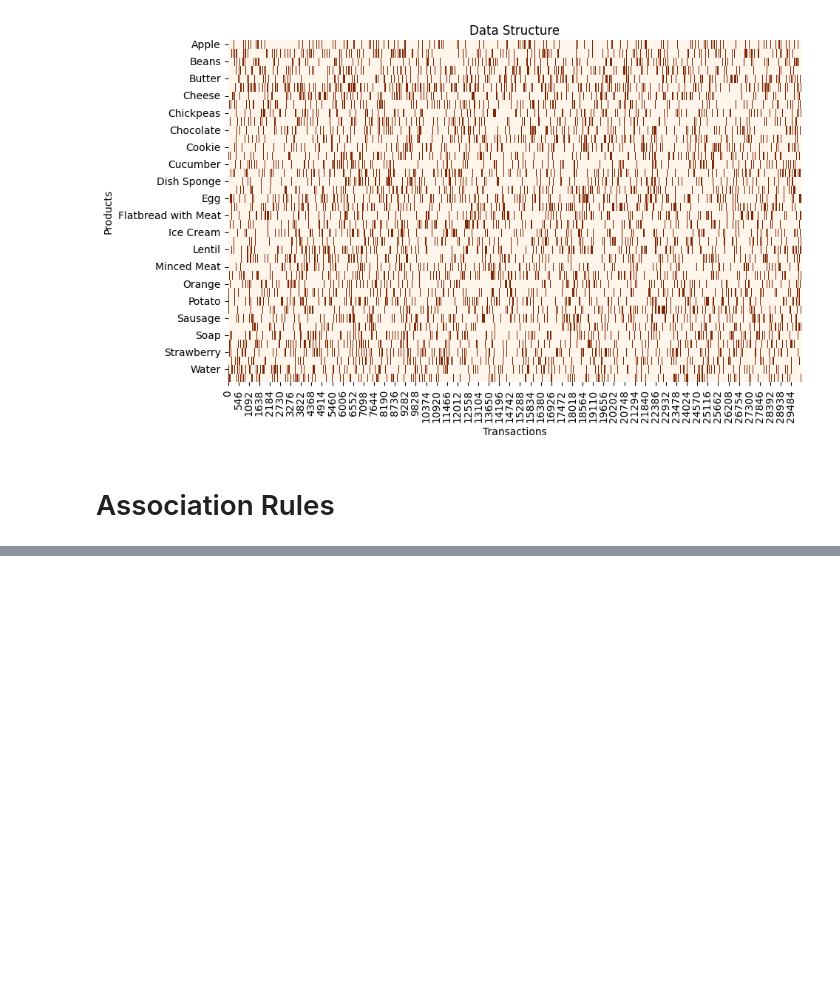
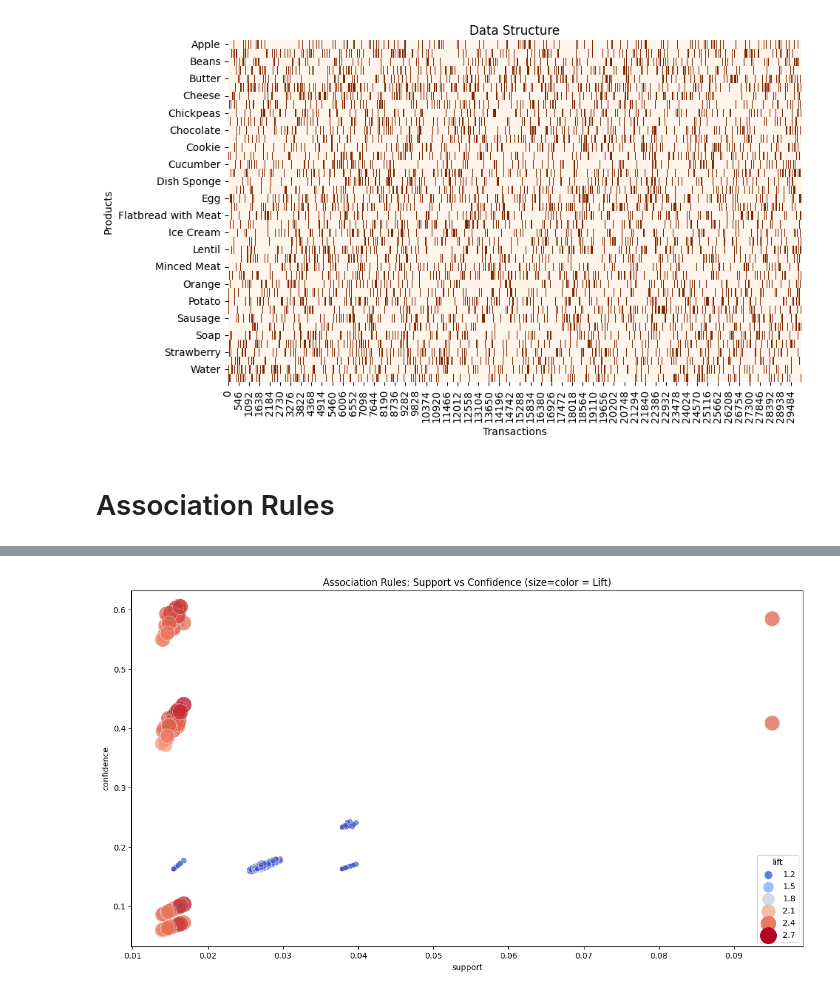
Before and after one commit to Lunalykaya/Retail-Transactions-RecSys, a Jupyter notebook: retail-transactions-eda.ipynb, the cells around one changed output, grey strips where cells are left out. Drawn from its saved outputs; the diff is of its cells as text; code cells hidden in the pictures; blank space fills up the shorter version.

```diff
--- a/retail-transactions-eda.ipynb
+++ b/retail-transactions-eda.ipynb
@@ -309,0 +310,2 @@ freq_items
+# %%
+rules = association_rules(freq_items, metric='lift', min_threshold = 1)
@@ -309,0 +348,10 @@ freq_items
+# %%
+plt.figure(figsize=(15,8))
+sns.scatterplot(
+    data=rules, x='support', y='confidence',
+    size='lift', hue='lift', palette='coolwarm', alpha=0.7, sizes=(40, 400)
+)
+plt.title('Association Rules: Support vs Confidence (size=color = Lift)')
+plt.show()
+# %% [output]
+[figure, added]
```
Also changed, not shown: parts of 8 cells of this notebook.
